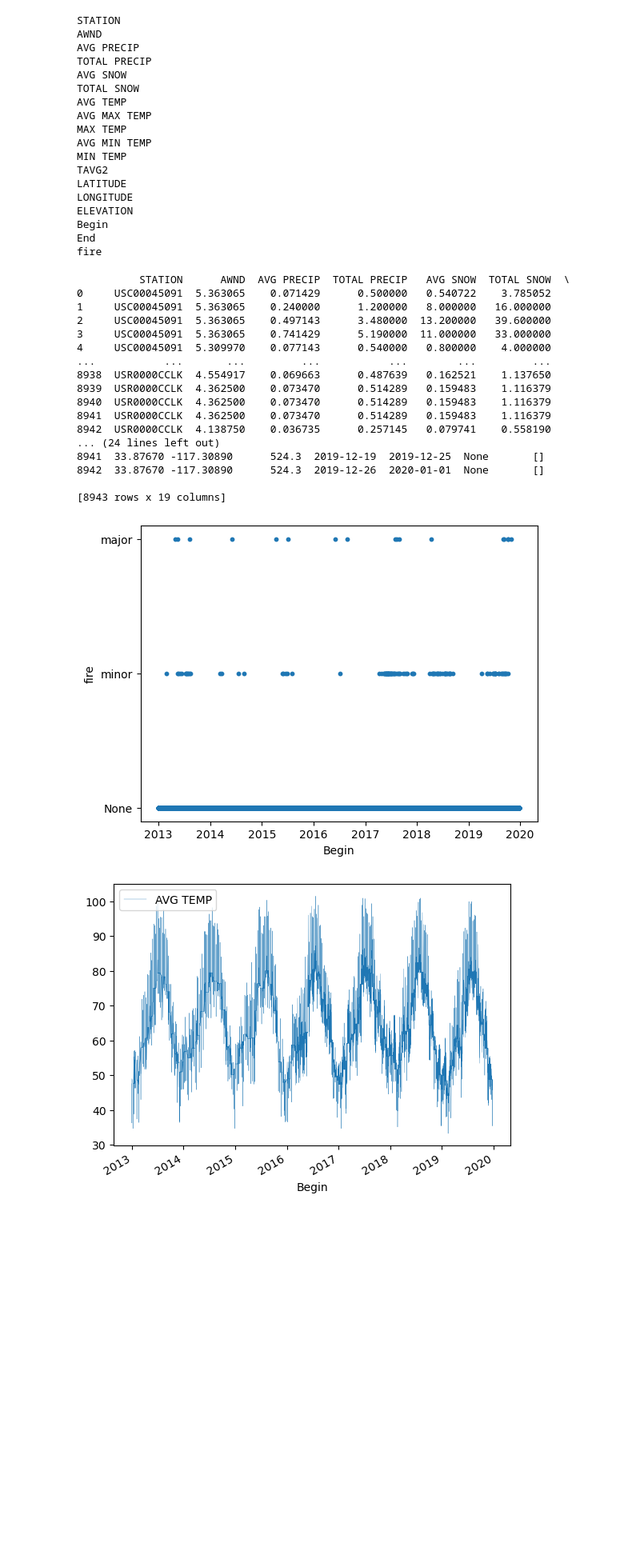
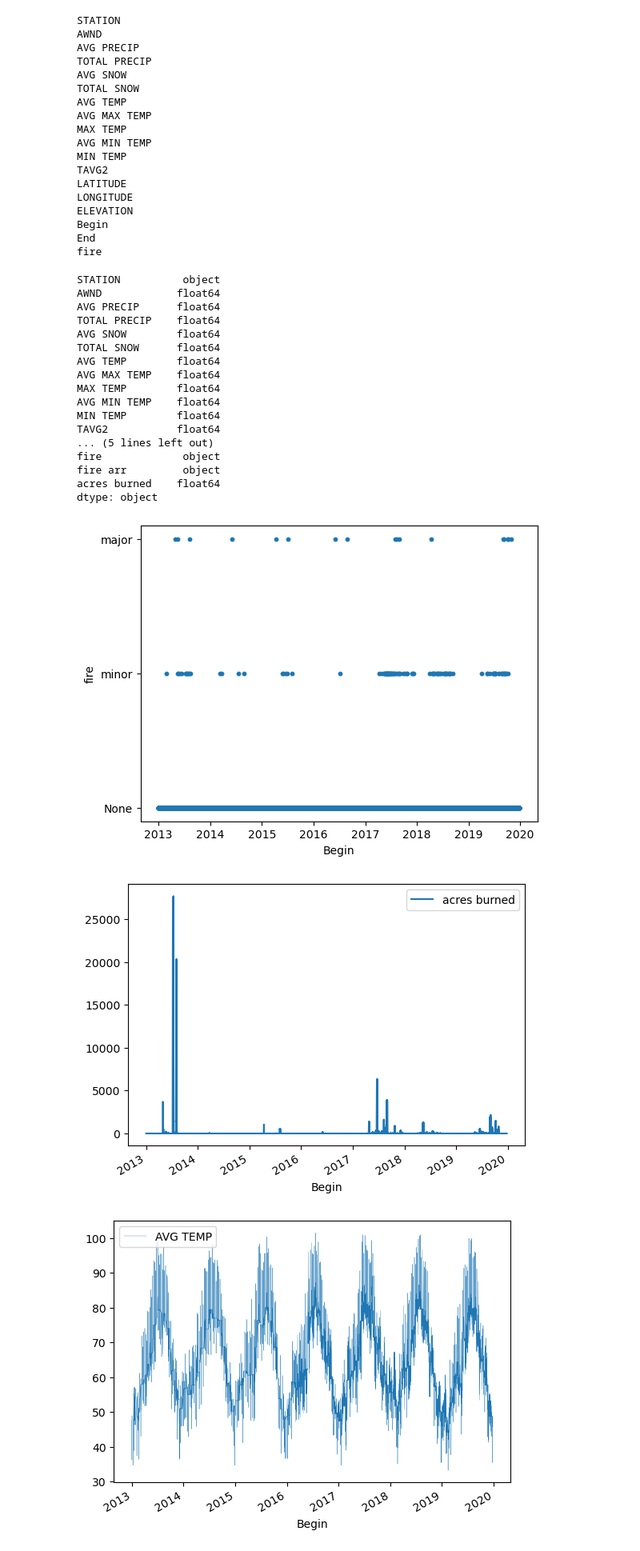
Before and after one commit to aaroncao06/calfire-ml, a Jupyter notebook: CalfireCombiningData.ipynb, the cells around one changed output. Shown at 80% size. Saved outputs shown, nothing was run; the diff lists cells and outputs as text; code cells hidden in the pictures; blank space fills up the shorter version.

```diff
--- a/CalfireCombiningData.ipynb
+++ b/CalfireCombiningData.ipynb
@@ -269,6 +285,7 @@ def combineWithStationsInRange(givenDftoCombine, radius): #pass rsCombinedDf as
 
     combinedDf = givenDftoCombine.copy()
     combinedDf['fire arr'] = [[] for q in range(len(combinedDf))]
+    combinedDf['acres burned'] = 0
 
     #extra
     c1 = 0
@@ -305,6 +322,8 @@ def combineWithStationsInRange(givenDftoCombine, radius): #pass rsCombinedDf as
                         combinedDf.at[row_index, 'fire'] = fireSize
 
                     combinedDf.at[row_index, 'fire arr'].append(fireSize)
+                    combinedDf.at[row_index, 'acres burned']=combinedDf.at[row_index, 'acres burned']+rsFireDf.at[ind, 'AcresBurned']
+                    #print(combinedDf.at[row_index, 'acres burned'])
 
                     if len(combinedDf.at[row_index, 'fire arr'])>=2:
                         c2+=1
@@ -377,51 +396,56 @@ Begin
 End
 fire
 # %%
-print(combinedInRangeDf)
+print(combinedInRangeDf.dtypes)
 # %% [output]
-          STATION      AWND  AVG PRECIP  TOTAL PRECIP   AVG SNOW  TOTAL SNOW  \
-0     USC00045091  5.363065    0.071429      0.500000   0.540722    3.785052
-1     USC00045091  5.363065    0.240000      1.200000   8.000000   16.000000
-2     USC00045091  5.363065    0.497143      3.480000  13.200000   39.600000
-3     USC00045091  5.363065    0.741429      5.190000  11.000000   33.000000
-4     USC00045091  5.309970    0.077143      0.540000   0.800000    4.000000
-...           ...       ...         ...           ...        ...         ...
-8938  USR0000CCLK  4.554917    0.069663      0.487639   0.162521    1.137650
-8939  USR0000CCLK  4.362500    0.073470      0.514289   0.159483    1.116379
-8940  USR0000CCLK  4.362500    0.073470      0.514289   0.159483    1.116379
-8941  USR0000CCLK  4.362500    0.073470      0.514289   0.159483    1.116379
-8942  USR0000CCLK  4.138750    0.036735      0.257145   0.079741    0.558190
-... (24 lines left out)
-8941  33.87670 -117.30890      524.3  2019-12-19  2019-12-25  None       []
-8942  33.87670 -117.30890      524.3  2019-12-26  2020-01-01  None       []
-
-[8943 rows x 19 columns]
+STATION          object
+AWND            float64
+AVG PRECIP      float64
+TOTAL PRECIP    float64
+AVG SNOW        float64
+TOTAL SNOW      float64
+AVG TEMP        float64
+AVG MAX TEMP    float64
+MAX TEMP        float64
+AVG MIN TEMP    float64
+MIN TEMP        float64
+TAVG2           float64
+... (5 lines left out)
+fire             object
+fire arr         object
+acres burned    float64
+dtype: object
 # %%
 import matplotlib.pyplot as plt
 
 #plotting closest df
 closestPlotDf = combinedClosestDf.copy()
 closestPlotDf['Begin'] = pd.to_datetime(closestPlotDf['Begin'], format='%Y-%m-%d') #convert to datetime obj
 closestPlotDf = closestPlotDf[['STATION', 'Begin', 'fire', 'AVG TEMP', 'AVG MAX TEMP', 'AVG MIN TEMP']]
 
 closestPlotDf['Month'] = pd.DatetimeIndex(closestPlotDf['Begin']).month
 closestPlotDf['Year'] = pd.DatetimeIndex(closestPlotDf['Begin']).year
 
 #for plotting the range df
 rangePlotDf = combinedInRangeDf.copy()
 rangePlotDf['Begin'] = pd.to_datetime(rangePlotDf['Begin'], format='%Y-%m-%d') #convert to datetime obj
-rangePlotDf = rangePlotDf[['STATION', 'Begin', 'fire', 'AVG TEMP']]
+rangePlotDf = rangePlotDf[['STATION', 'Begin', 'fire', 'AVG TEMP', 'acres burned']]
 
 rangePlotDf['Month'] = pd.DatetimeIndex(rangePlotDf['Begin']).month
 rangePlotDf['Year'] = pd.DatetimeIndex(rangePlotDf['Begin']).year
 
 
 closestPlotDf = closestPlotDf.set_index('Begin').sort_index().reset_index()
 closestPlotDf.plot.scatter(x='Begin', y='fire', s=10)
 plt.show()
+
+rangePlotDf = rangePlotDf.set_index('Begin').sort_index().reset_index()
+rangePlotDf.plot(x='Begin', y='acres burned')
+plt.show()
 #SCATTERPLOT will be same for both  range and closest
 # %% [output]
 [figure]
+[figure, added]
 # %%
 closestPlotDf.plot(x='Begin', y='AVG TEMP', linewidth = 0.25)
 plt.show()
```
Also changed, not shown: parts of 1 cell of this notebook, 2 other files.
